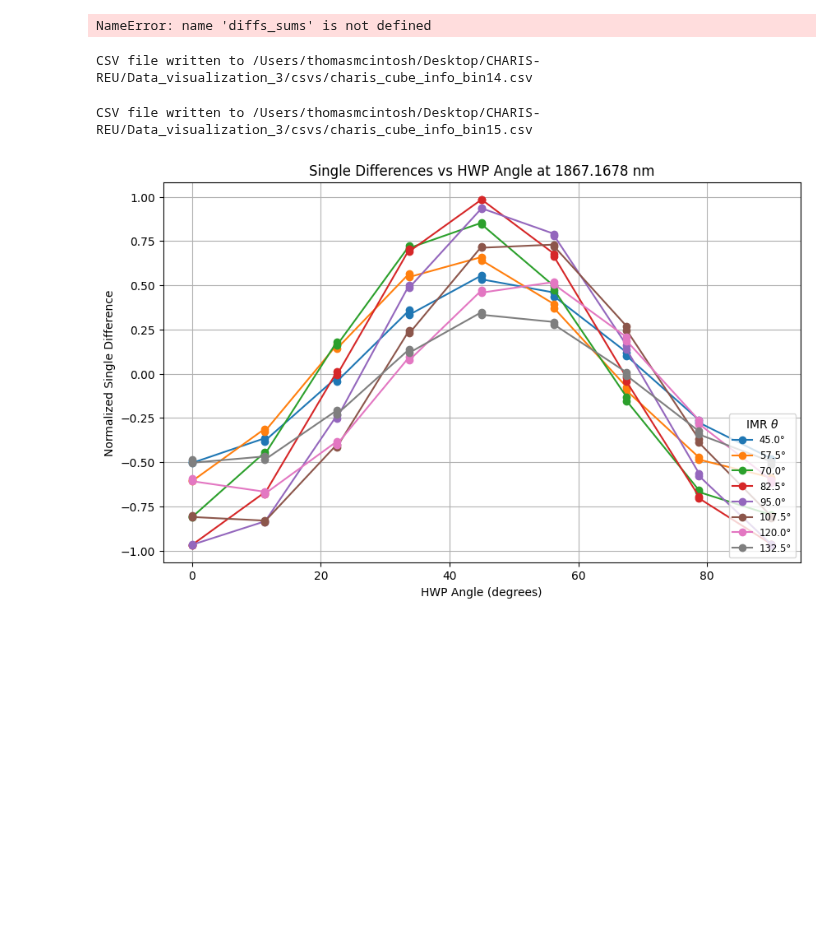
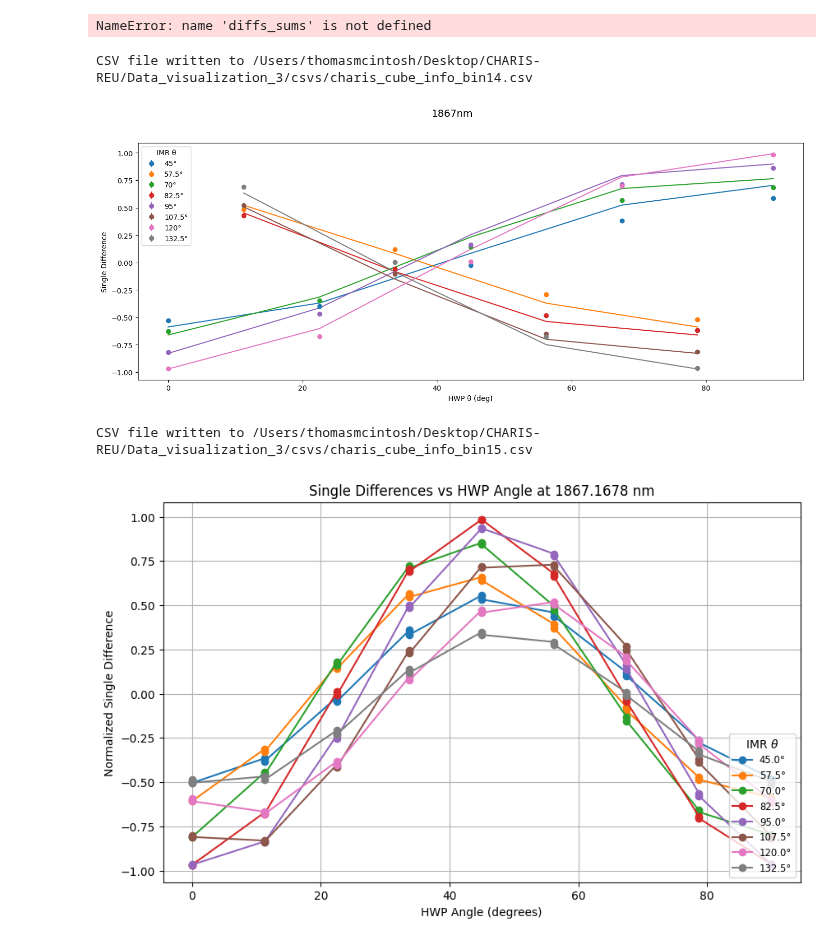
Before and after one commit to UCSB-Exoplanet-Polarimetry-Lab/pyPolCal, a Jupyter notebook: CHARIS/mueller_modeling.ipynb, the cells around one changed output. Drawn from its saved outputs; the diff is of its cells as text; code cells hidden in the pictures; blank space fills up the shorter version.

```diff
--- a/CHARIS/mueller_modeling.ipynb
+++ b/CHARIS/mueller_modeling.ipynb
@@ -290,3 +283,37 @@ interleaved_stds = read[1]
+# %%
+# try rebeccas csv read func
+test_csv = '/Users/thomasmcintosh/Desktop/CHARIS-REU/Data_visualization_3/csvs/charis_cube_info_bin15.csv'
+# extract necessary values from real data
+read = read_csv(test_csv)
+interleaved_values = read[0]
+interleaved_stds = read[1]
+
+# get model data
+
+p = [HWP_retardance(wavelength_bins)[14], IMR_retardance(wavelength_bins)[14]]
+system_mm = generate_CHARIS_mueller_matrix(14, 22.5, 125, 'o')
+system_parameters = [['hwp', 'phi'], ['image_rotator', 'phi']]
+configuration_list = []
+imr_angles = [45, 57.5, 70, 82.5, 95, 107.5, 120, 132.5]
+hwp_angles = np.linspace(0, 90, 9)
+for imr_angle in imr_angles:
+    for hwp_angle in hwp_angles:
+        config = {
+            "image_rotator": {"theta": imr_angle},
+            "hwp": {"theta": hwp_angle}
+
+        }
+        configuration_list.append(config)
+
+LR_intensities = model(p, system_parameters, system_mm, configuration_list)
+
+
+
+diffs_sums = process_model(LR_intensities, 'CHARIS')
+
+plot_data_and_model(interleaved_values, interleaved_stds, diffs_sums,configuration_list, wavelength= 1867, mode='CHARIS')
+# %% [output]
+[figure, added]
 # %%
 write_fits_info_to_csv('/Users/thomasmcintosh/Desktop/CHARIS-REU/Cubes_3/cubes','/Users/thomasmcintosh/Desktop/CHARIS-REU/Raw_3/internal-cal', '/Users/thomasmcintosh/Desktop/CHARIS-REU/Data_visualization_3/csvs/charis_cube_info_bin15.csv', 15)
 # %% [output]
```
Also changed, not shown: parts of 1 cell of this notebook.
